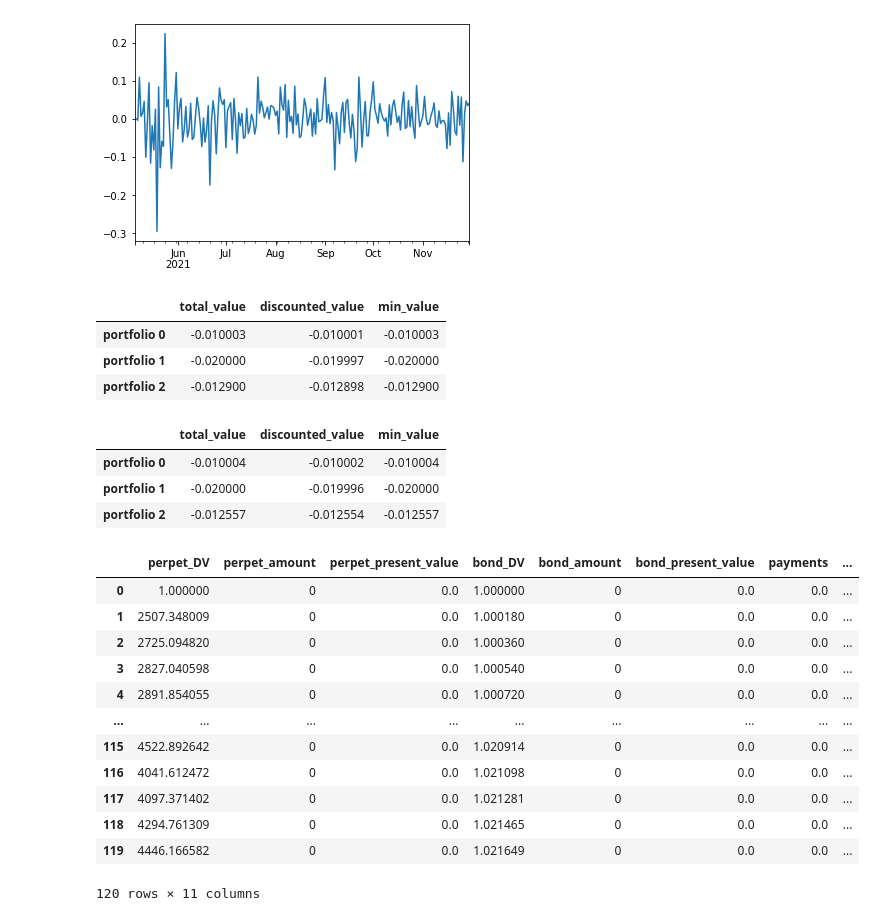
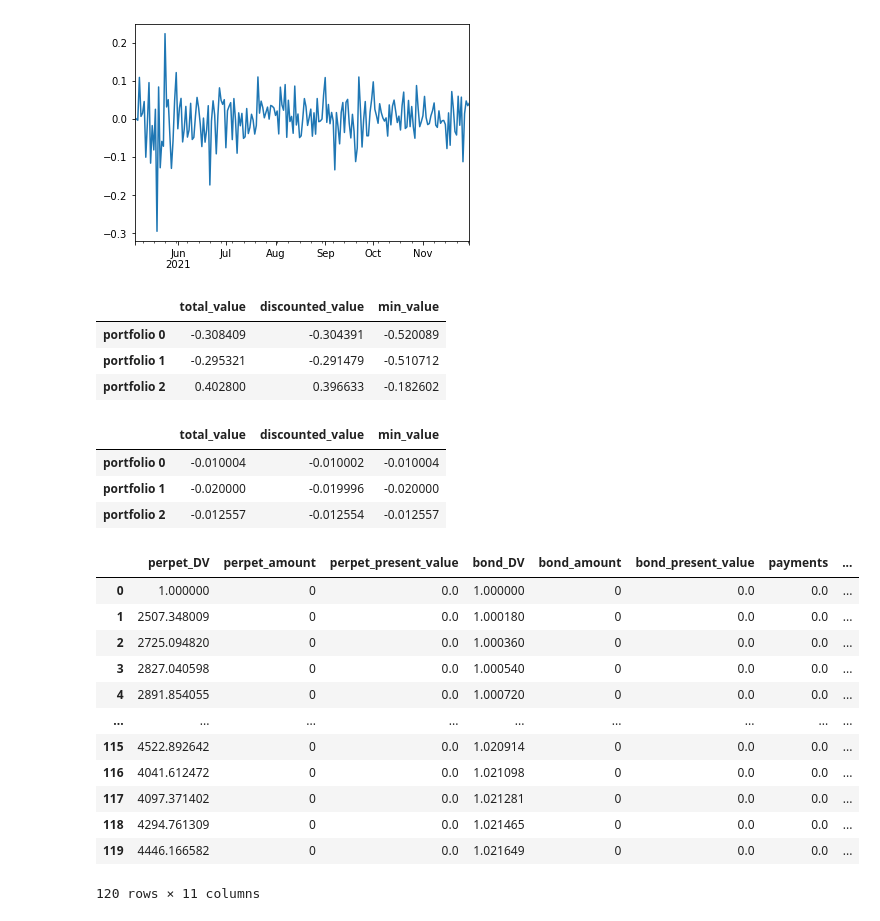
Before and after one commit to Leonardo130709/LPtools, a Jupyter notebook: Exploration.ipynb, the cells around one changed output. Saved outputs shown, nothing was run; the diff lists cells and outputs as text; code cells hidden in the pictures.

```diff
--- a/Exploration.ipynb
+++ b/Exploration.ipynb
@@ -182,35 +181,34 @@ init_state_second_half = response_second_half.iloc[0]
-# %%
-first_half =  Runner(response_first_half, portfolios)
-first_half.run()
-first_half.summary
-# %% [output]
-|  | total_value | discounted_value | min_value |
-| portfolio 0 | -0.010003 | -0.010001 | -0.010003 |
-| portfolio 1 | -0.020000 | -0.019997 | -0.020000 |
-| portfolio 2 | -0.012900 | -0.012898 | -0.012900 |
-# %%
-init_state =init_state_second_half
-second_half = Runner(response_second_half, portfolios)
-second_half.run()
-second_half.summary
-# %% [output]
-|  | total_value | discounted_value | min_value |
-| portfolio 0 | -0.010004 | -0.010002 | -0.010004 |
-| portfolio 1 | -0.020000 | -0.019996 | -0.020000 |
-| portfolio 2 | -0.012557 | -0.012554 | -0.012557 |
-# %%
-second_half.logs(0)
-# %% [output]
-|  | perpet_DV | perpet_amount | perpet_present_value | bond_DV | bond_amount | bond_present_value | payments | ... |
-| 0 | 1.000000 | 0 | 0.0 | 1.000000 | 0 | 0.0 | 0.0 | ... |
-| 1 | 2507.348009 | 0 | 0.0 | 1.000180 | 0 | 0.0 | 0.0 | ... |
-| 2 | 2725.094820 | 0 | 0.0 | 1.000360 | 0 | 0.0 | 0.0 | ... |
-| 3 | 2827.040598 | 0 | 0.0 | 1.000540 | 0 | 0.0 | 0.0 | ... |
-| 4 | 2891.854055 | 0 | 0.0 | 1.000720 | 0 | 0.0 | 0.0 | ... |
-| ... | ... | ... | ... | ... | ... | ... | ... | ... |
-| 115 | 4522.892642 | 0 | 0.0 | 1.020914 | 0 | 0.0 | 0.0 | ... |
-| 116 | 4041.612472 | 0 | 0.0 | 1.021098 | 0 | 0.0 | 0.0 | ... |
-| 117 | 4097.371402 | 0 | 0.0 | 1.021281 | 0 | 0.0 | 0.0 | ... |
-| 118 | 4294.761309 | 0 | 0.0 | 1.021465 | 0 | 0.0 | 0.0 | ... |
-| 119 | 4446.166582 | 0 | 0.0 | 1.021649 | 0 | 0.0 | 0.0 | ... |
-120 rows × 11 columns
+# %%
+first_half =  make_runner(response_first_half)
+first_half.run()
+first_half.summary
+# %% [output]
+|  | total_value | discounted_value | min_value |
+| portfolio 0 | -0.308409 | -0.304391 | -0.520089 |
+| portfolio 1 | -0.295321 | -0.291479 | -0.510712 |
+| portfolio 2 | 0.402800 | 0.396633 | -0.182602 |
+# %%
+second_half = Runner(response_second_half, portfolios)
+second_half.run()
+second_half.summary
+# %% [output]
+|  | total_value | discounted_value | min_value |
+| portfolio 0 | -0.010004 | -0.010002 | -0.010004 |
+| portfolio 1 | -0.020000 | -0.019996 | -0.020000 |
+| portfolio 2 | -0.012557 | -0.012554 | -0.012557 |
+# %%
+second_half.logs(0)
+# %% [output]
+|  | perpet_DV | perpet_amount | perpet_present_value | bond_DV | bond_amount | bond_present_value | payments | ... |
+| 0 | 1.000000 | 0 | 0.0 | 1.000000 | 0 | 0.0 | 0.0 | ... |
+| 1 | 2507.348009 | 0 | 0.0 | 1.000180 | 0 | 0.0 | 0.0 | ... |
+| 2 | 2725.094820 | 0 | 0.0 | 1.000360 | 0 | 0.0 | 0.0 | ... |
+| 3 | 2827.040598 | 0 | 0.0 | 1.000540 | 0 | 0.0 | 0.0 | ... |
+| 4 | 2891.854055 | 0 | 0.0 | 1.000720 | 0 | 0.0 | 0.0 | ... |
+| ... | ... | ... | ... | ... | ... | ... | ... | ... |
+| 115 | 4522.892642 | 0 | 0.0 | 1.020914 | 0 | 0.0 | 0.0 | ... |
+| 116 | 4041.612472 | 0 | 0.0 | 1.021098 | 0 | 0.0 | 0.0 | ... |
+| 117 | 4097.371402 | 0 | 0.0 | 1.021281 | 0 | 0.0 | 0.0 | ... |
+| 118 | 4294.761309 | 0 | 0.0 | 1.021465 | 0 | 0.0 | 0.0 | ... |
+| 119 | 4446.166582 | 0 | 0.0 | 1.021649 | 0 | 0.0 | 0.0 | ... |
+120 rows × 11 columns
```
Also changed, not shown: parts of 14 cells of this notebook.
